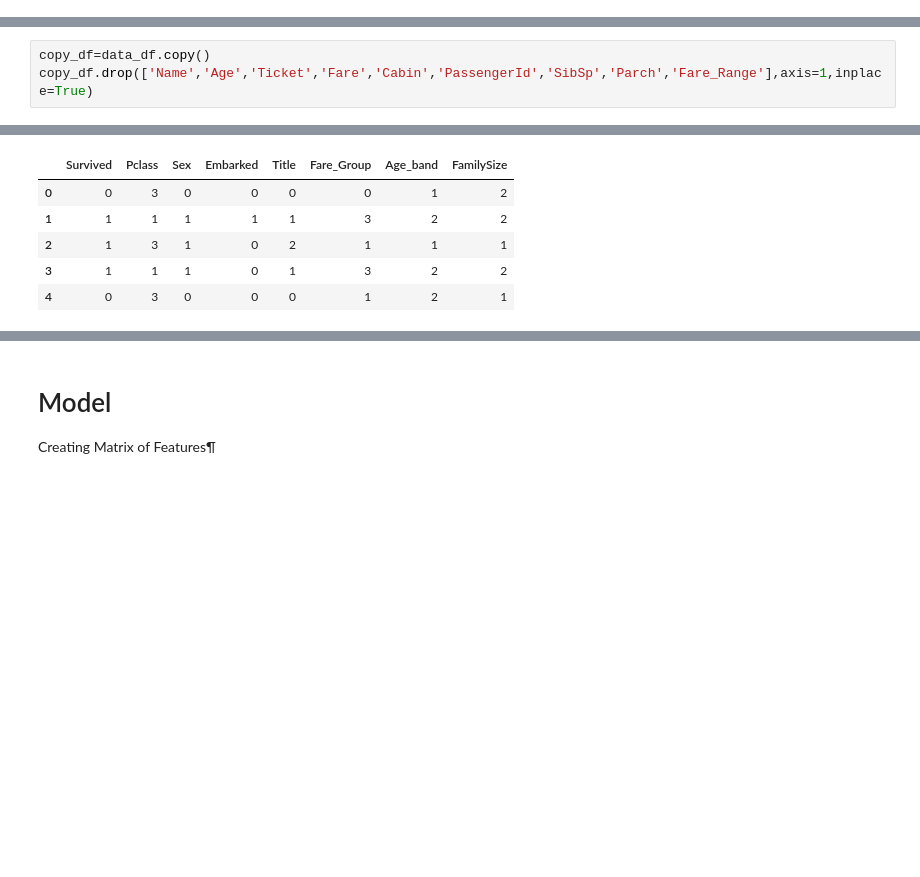
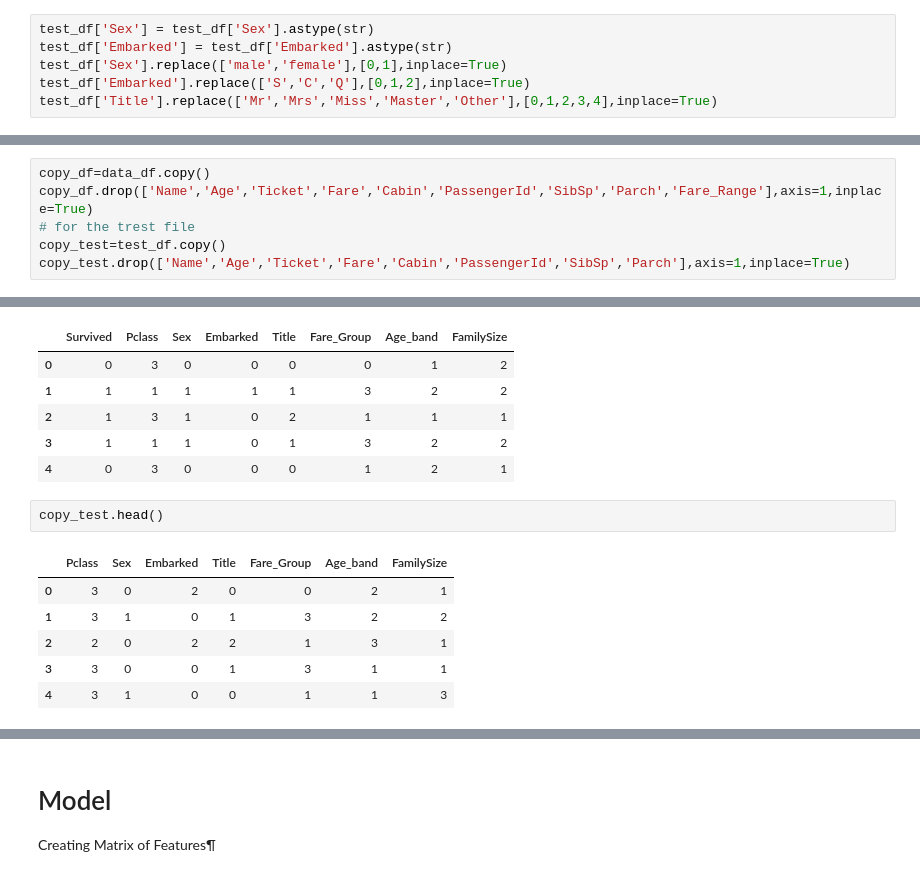
Before and after one commit to EllaRashty/Machine-Learning, a Jupyter notebook: ML_2020_ex1.ipynb, the cells around one changed output, grey strips where cells are left out. Cells and saved outputs as stored; diff of their text form; blank space fills up the shorter version.

```diff
--- a/ML_2020_ex1.ipynb
+++ b/ML_2020_ex1.ipynb
@@ -448,8 +496,17 @@ data_df.head()
+# %%
+test_df['Sex'] = test_df['Sex'].astype(str)
+test_df['Embarked'] = test_df['Embarked'].astype(str)
+test_df['Sex'].replace(['male','female'],[0,1],inplace=True)
+test_df['Embarked'].replace(['S','C','Q'],[0,1,2],inplace=True)
+test_df['Title'].replace(['Mr','Mrs','Miss','Master','Other'],[0,1,2,3,4],inplace=True)
 # %% [markdown]
 Dropping Unwanted Columns
 # %%
 copy_df=data_df.copy()
 copy_df.drop(['Name','Age','Ticket','Fare','Cabin','PassengerId','SibSp','Parch','Fare_Range'],axis=1,inplace=True)
+# for the trest file
+copy_test=test_df.copy()
+copy_test.drop(['Name','Age','Ticket','Fare','Cabin','PassengerId','SibSp','Parch'],axis=1,inplace=True)
 # %%
 copy_df.head()
 # %% [output]
@@ -459,6 +516,15 @@ copy_df.head()
 | 2 | 1 | 3 | 1 | 0 | 2 | 1 | 1 | 1 |
 | 3 | 1 | 1 | 1 | 0 | 1 | 3 | 2 | 2 |
 | 4 | 0 | 3 | 0 | 0 | 0 | 1 | 2 | 1 |
+# %%
+copy_test.head()
+# %% [output]
+|  | Pclass | Sex | Embarked | Title | Fare_Group | Age_band | FamilySize |
+| 0 | 3 | 0 | 2 | 0 | 0 | 2 | 1 |
+| 1 | 3 | 1 | 0 | 1 | 3 | 2 | 2 |
+| 2 | 2 | 0 | 2 | 2 | 1 | 3 | 1 |
+| 3 | 3 | 0 | 0 | 1 | 3 | 1 | 1 |
+| 4 | 3 | 1 | 0 | 0 | 1 | 1 | 3 |
 # %%
 plt.figure(figsize=(12,10))
 cor = np.abs(copy_df.corr())
```
Also changed, not shown: parts of 55 cells of this notebook.
